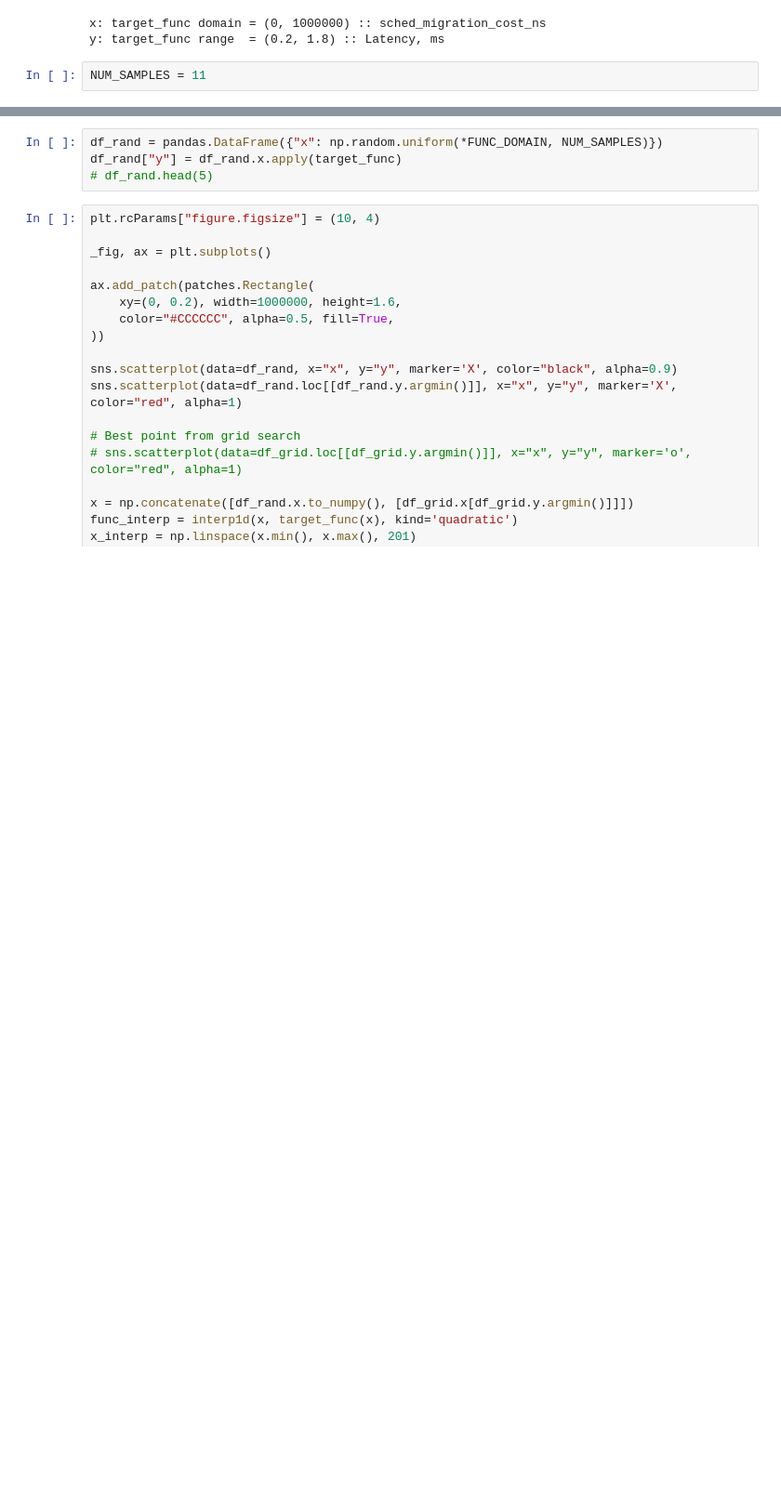
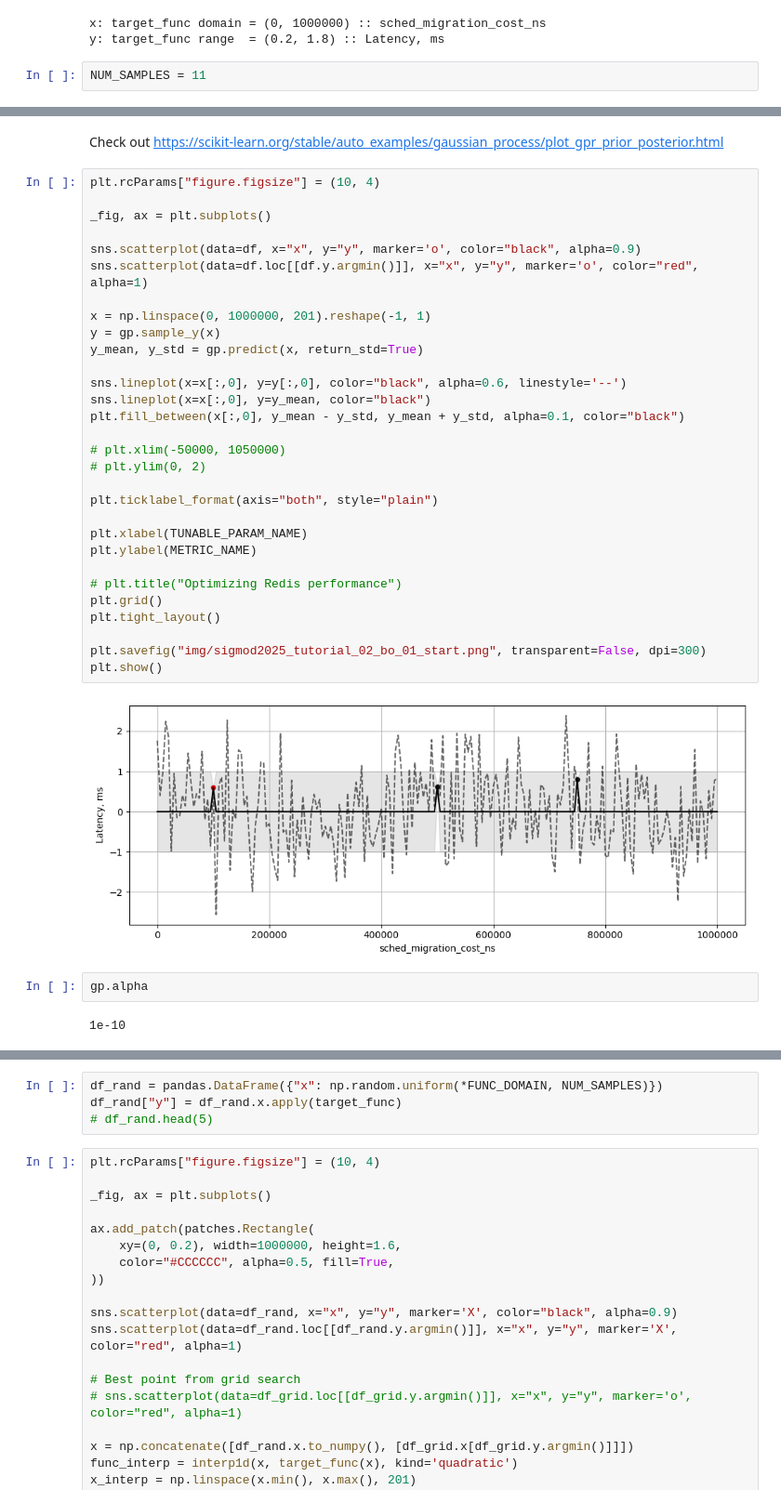
Before and after one commit to motus/sqlite-autotuning, a Jupyter notebook: sigmod2025_tutorial/sigmod2025_tutorial_02_bo.ipynb, the cells around one changed output, grey strips where cells are left out. Shown at 93% size. Drawn from its saved outputs; the diff is of its cells as text; blank space fills up the shorter version.

```diff
--- a/sigmod2025_tutorial/sigmod2025_tutorial_02_bo.ipynb
+++ b/sigmod2025_tutorial/sigmod2025_tutorial_02_bo.ipynb
@@ -25 +37,39 @@ df
+# %% [markdown]
+Check out https://scikit-learn.org/stable/auto_examples/gaussian_process/plot_gpr_prior_posterior.html
+# %%
+plt.rcParams["figure.figsize"] = (10, 4)
+
+_fig, ax = plt.subplots()
+
+sns.scatterplot(data=df, x="x", y="y", marker='o', color="black", alpha=0.9)
+sns.scatterplot(data=df.loc[[df.y.argmin()]], x="x", y="y", marker='o', color="red", alpha=1)
+
+x = np.linspace(0, 1000000, 201).reshape(-1, 1)
+y = gp.sample_y(x)
+y_mean, y_std = gp.predict(x, return_std=True)
+
+sns.lineplot(x=x[:,0], y=y[:,0], color="black", alpha=0.6, linestyle='--')
+sns.lineplot(x=x[:,0], y=y_mean, color="black")
+plt.fill_between(x[:,0], y_mean - y_std, y_mean + y_std, alpha=0.1, color="black")
+
+# plt.xlim(-50000, 1050000)
+# plt.ylim(0, 2)
+
+plt.ticklabel_format(axis="both", style="plain")
+
+plt.xlabel(TUNABLE_PARAM_NAME)
+plt.ylabel(METRIC_NAME)
+
+# plt.title("Optimizing Redis performance")
+plt.grid()
+plt.tight_layout()
+
+plt.savefig("img/sigmod2025_tutorial_02_bo_01_start.png", transparent=False, dpi=300)
+plt.show()
+# %% [output]
+[figure, added]
+# %%
+gp.alpha
+# %% [output]
+1e-10
 # %%
```
Also changed, not shown: parts of 5 cells of this notebook.
